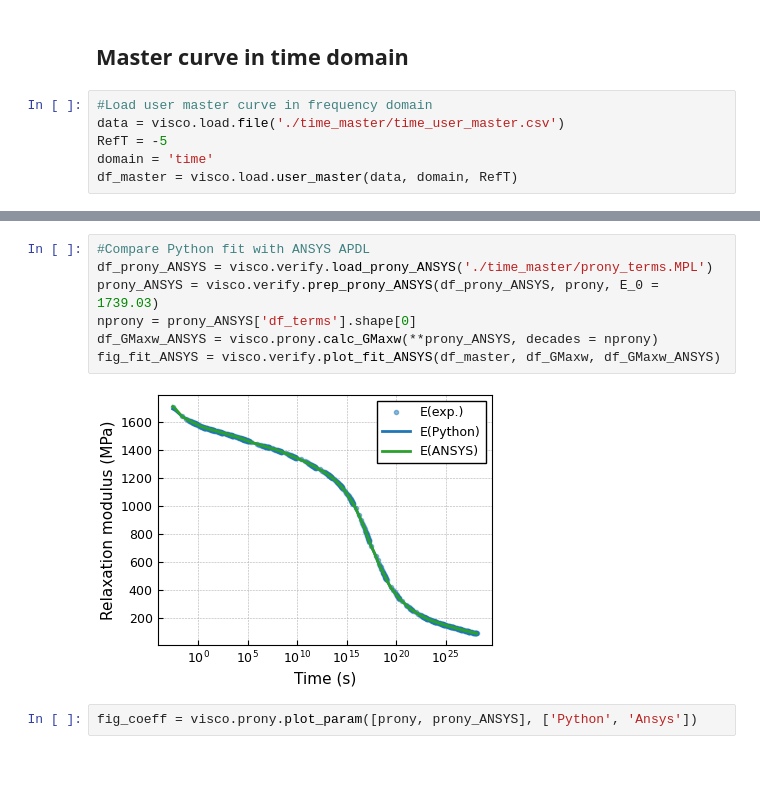
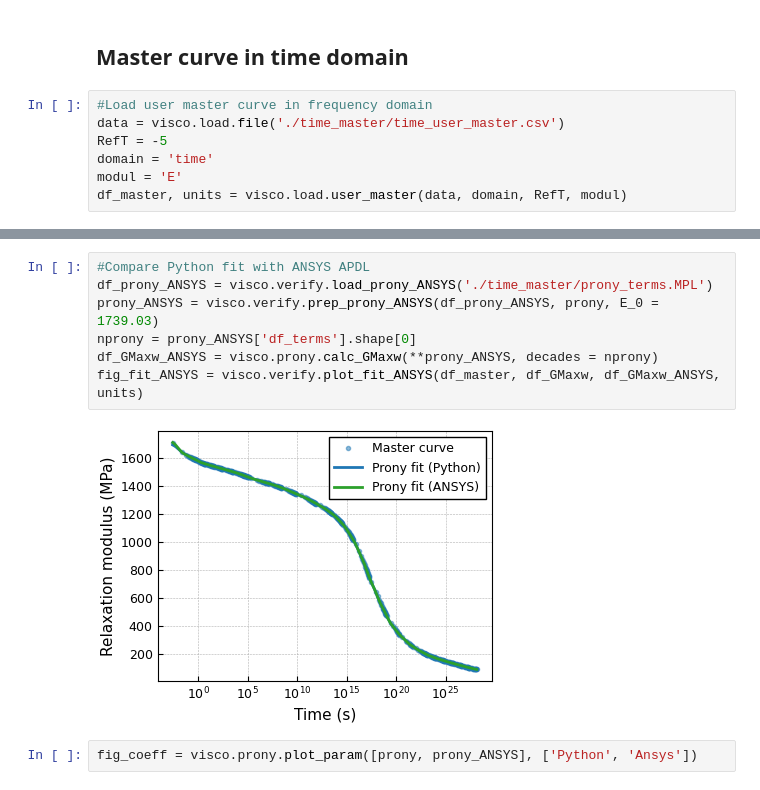
Before and after one commit to NREL/pyvisco, a Jupyter notebook: verification/verify_time_master.ipynb, the cells around one changed output, grey strips where cells are left out. Saved outputs shown, nothing was run; the diff lists cells and outputs as text.

```diff
--- a/verification/verify_time_master.ipynb
+++ b/verification/verify_time_master.ipynb
@@ -13,7 +13,8 @@ styles.format_fig()
 data = visco.load.file('./time_master/time_user_master.csv')
 RefT = -5
 domain = 'time'
-df_master = visco.load.user_master(data, domain, RefT)
+modul = 'E'
+df_master, units = visco.load.user_master(data, domain, RefT, modul)
 # %%
 #Smooth
 win = 1
@@ -41,12 +42,12 @@ fig_GMaxw = visco.prony.plot_GMaxw(df_GMaxw);
 # %%
 #Compare Python fit with ANSYS APDL
 df_prony_ANSYS = visco.verify.load_prony_ANSYS('./time_master/prony_terms.MPL')
 prony_ANSYS = visco.verify.prep_prony_ANSYS(df_prony_ANSYS, prony, E_0 = 1739.03)
 nprony = prony_ANSYS['df_terms'].shape[0]
 df_GMaxw_ANSYS = visco.prony.calc_GMaxw(**prony_ANSYS, decades = nprony)
-fig_fit_ANSYS = visco.verify.plot_fit_ANSYS(df_master, df_GMaxw, df_GMaxw_ANSYS)
+fig_fit_ANSYS = visco.verify.plot_fit_ANSYS(df_master, df_GMaxw, df_GMaxw_ANSYS, units)
 # %% [output]
-[figure, old version]
+[figure, new version]
 # %%
 fig_coeff = visco.prony.plot_param([prony, prony_ANSYS], ['Python', 'Ansys'])
 # %% [output]
```
Also changed, not shown: parts of 4 cells of this notebook, 16 other files.
